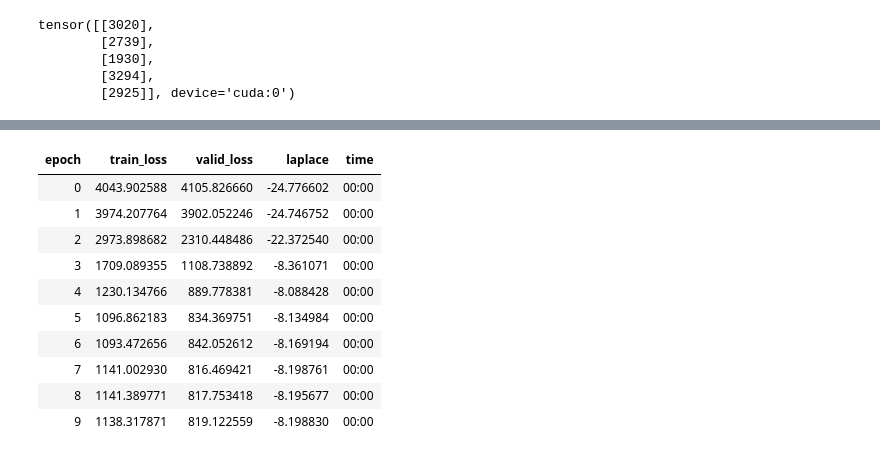
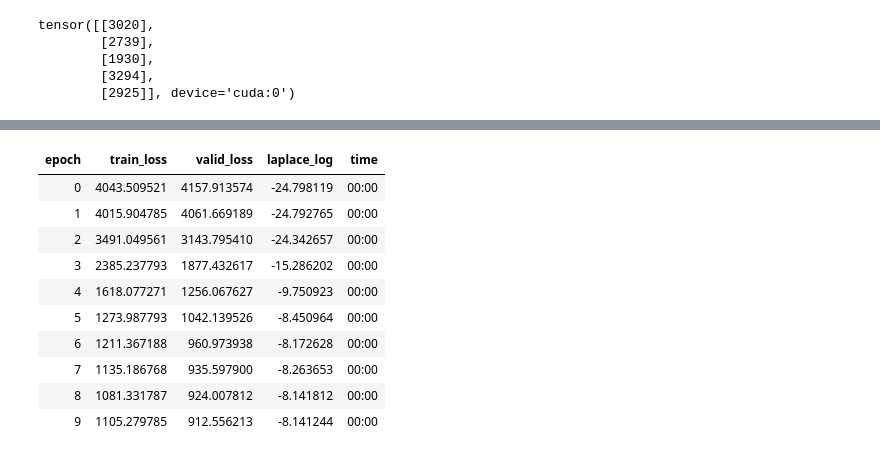
Before and after one commit to alibabaz/kaggle_osic_pulmonary_fibrosis, a Jupyter notebook: tabular_initial.ipynb, the cells around one changed output, grey strips where cells are left out. Cells and saved outputs as stored; diff of their text form; code cells hidden in the pictures.

Commit message:
tabular submitted successfully

```diff
--- a/tabular_initial.ipynb
+++ b/tabular_initial.ipynb
@@ -364,11 +364,3 @@ tensor([[3020],
         [1930],
         [3294],
         [2925]], device='cuda:0')
-# %%
-#@staticmethod
-def laplace(preds, targets):
-        sigma = preds[:, 2] - preds[:, 0]
-        sigma[sigma < 70] = 70
-        delta = (preds[:, 1] - targets).abs()
-        delta[delta > 1000] = 1000
-        return (-np.sqrt(2) * delta / sigma - torch.log(np.sqrt(2) * sigma)).mean()
@@ -398,18 +373,19 @@ def laplace_log(preds, targets):
     laplace = -np.sqrt(2) * delta / std - torch.log(np.sqrt(2) * std)
     return laplace.mean()
 # %%
-learn = tabular_learner(dls, loss_func=quantile_loss,
-                        metrics=laplace, n_out=3)
+learn = tabular_learner(dls, layers=[100,100],
+                        loss_func=quantile_loss,
+                        metrics=laplace_log, n_out=3)
 learn.fit_one_cycle(10)
 # %% [output]
-| epoch | train_loss | valid_loss | laplace | time |
-| 0 | 4043.902588 | 4105.826660 | -24.776602 | 00:00 |
-| 1 | 3974.207764 | 3902.052246 | -24.746752 | 00:00 |
-| 2 | 2973.898682 | 2310.448486 | -22.372540 | 00:00 |
-| 3 | 1709.089355 | 1108.738892 | -8.361071 | 00:00 |
-| 4 | 1230.134766 | 889.778381 | -8.088428 | 00:00 |
-| 5 | 1096.862183 | 834.369751 | -8.134984 | 00:00 |
-| 6 | 1093.472656 | 842.052612 | -8.169194 | 00:00 |
-| 7 | 1141.002930 | 816.469421 | -8.198761 | 00:00 |
-| 8 | 1141.389771 | 817.753418 | -8.195677 | 00:00 |
-| 9 | 1138.317871 | 819.122559 | -8.198830 | 00:00 |
+| epoch | train_loss | valid_loss | laplace_log | time |
+| 0 | 4043.509521 | 4157.913574 | -24.798119 | 00:00 |
+| 1 | 4015.904785 | 4061.669189 | -24.792765 | 00:00 |
+| 2 | 3491.049561 | 3143.795410 | -24.342657 | 00:00 |
+| 3 | 2385.237793 | 1877.432617 | -15.286202 | 00:00 |
+| 4 | 1618.077271 | 1256.067627 | -9.750923 | 00:00 |
+| 5 | 1273.987793 | 1042.139526 | -8.450964 | 00:00 |
+| 6 | 1211.367188 | 960.973938 | -8.172628 | 00:00 |
+| 7 | 1135.186768 | 935.597900 | -8.263653 | 00:00 |
+| 8 | 1081.331787 | 924.007812 | -8.141812 | 00:00 |
+| 9 | 1105.279785 | 912.556213 | -8.141244 | 00:00 |
```
Also changed, not shown: parts of 34 cells of this notebook.
